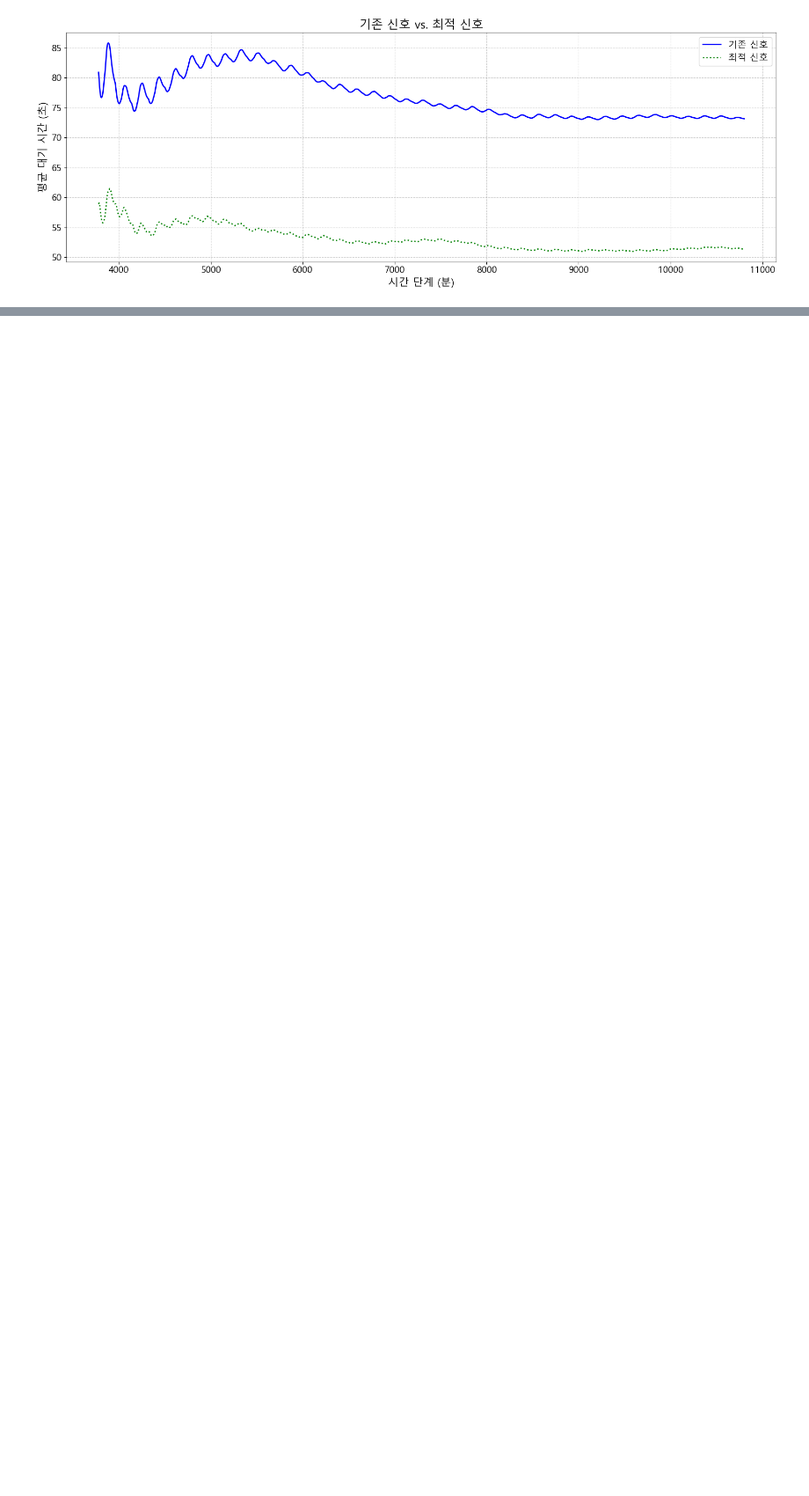
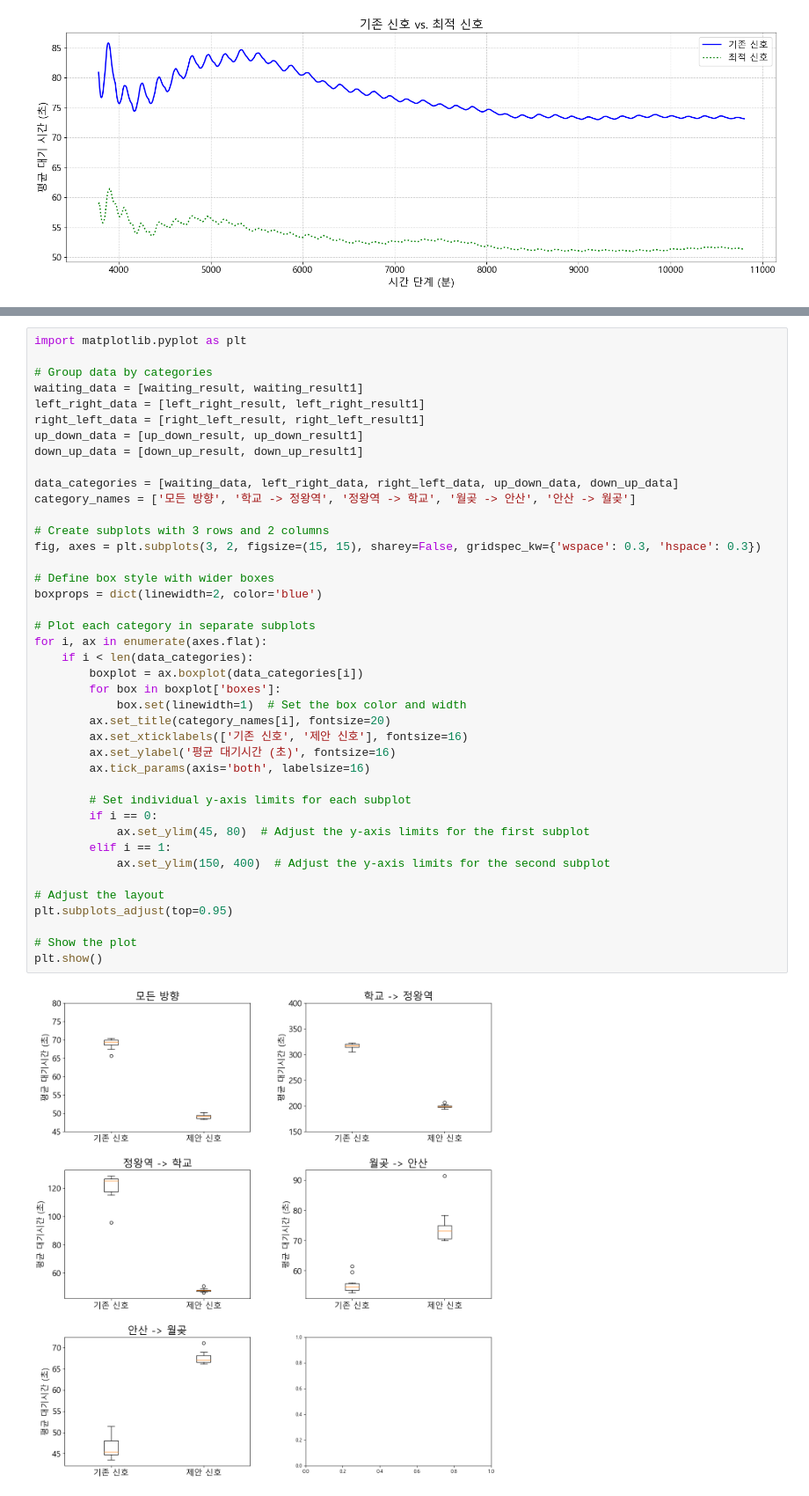
Before and after one commit to pjh09050/Graduation-research, a Jupyter notebook: 3_hour_퇴근_현재 - 복사본/a.ipynb, the cells around one changed output, grey strips where cells are left out. Shown at 88% size. Drawn from its saved outputs; the diff is of its cells as text; blank space fills up the shorter version.

```diff
--- a/3_hour_퇴근_현재 - 복사본/a.ipynb
+++ b/3_hour_퇴근_현재 - 복사본/a.ipynb
@@ -73,0 +199,43 @@ plt.show()
+# %%
+import matplotlib.pyplot as plt
+
+# Group data by categories
+waiting_data = [waiting_result, waiting_result1]
+left_right_data = [left_right_result, left_right_result1]
+right_left_data = [right_left_result, right_left_result1]
+up_down_data = [up_down_result, up_down_result1]
+down_up_data = [down_up_result, down_up_result1]
+
+data_categories = [waiting_data, left_right_data, right_left_data, up_down_data, down_up_data]
+category_names = ['모든 방향', '학교 -> 정왕역', '정왕역 -> 학교', '월곶 -> 안산', '안산 -> 월곶']
+
+# Create subplots with 3 rows and 2 columns
+fig, axes = plt.subplots(3, 2, figsize=(15, 15), sharey=False, gridspec_kw={'wspace': 0.3, 'hspace': 0.3})
+
+# Define box style with wider boxes
+boxprops = dict(linewidth=2, color='blue')
+
+# Plot each category in separate subplots
+for i, ax in enumerate(axes.flat):
+    if i < len(data_categories):
+        boxplot = ax.boxplot(data_categories[i])
+        for box in boxplot['boxes']:
+            box.set(linewidth=1)  # Set the box color and width
+        ax.set_title(category_names[i], fontsize=20)
+        ax.set_xticklabels(['기존 신호', '제안 신호'], fontsize=16)
+        ax.set_ylabel('평균 대기시간 (초)', fontsize=16)
+        ax.tick_params(axis='both', labelsize=16)
+
+        # Set individual y-axis limits for each subplot
+        if i == 0:
+            ax.set_ylim(45, 80)  # Adjust the y-axis limits for the first subplot
+        elif i == 1:
+            ax.set_ylim(150, 400)  # Adjust the y-axis limits for the second subplot
+
+# Adjust the layout
+plt.subplots_adjust(top=0.95)
+
+# Show the plot
+plt.show()
+# %% [output]
+[figure, added]
```
Also changed, not shown: parts of 6 cells of this notebook, 12 other files.
